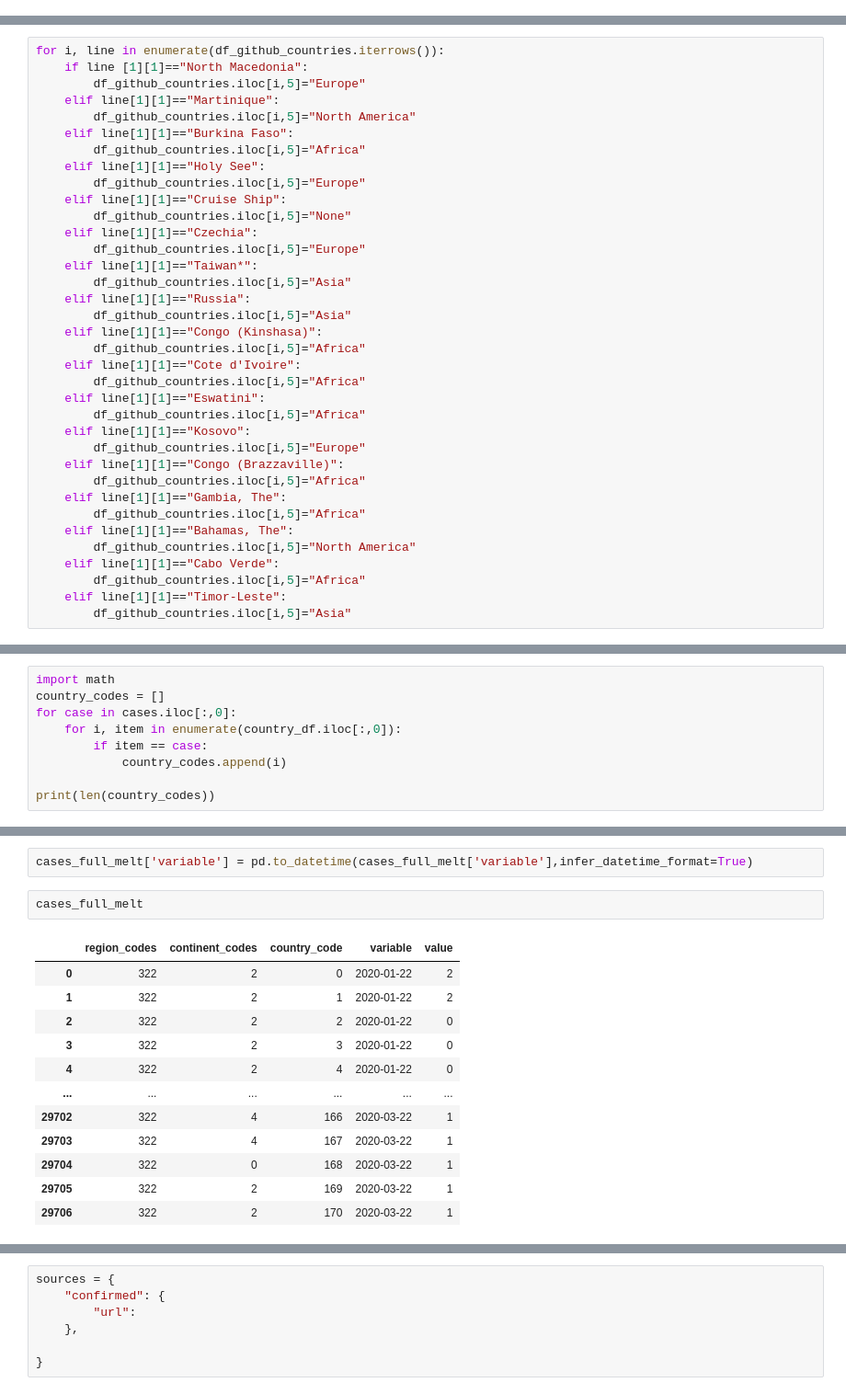
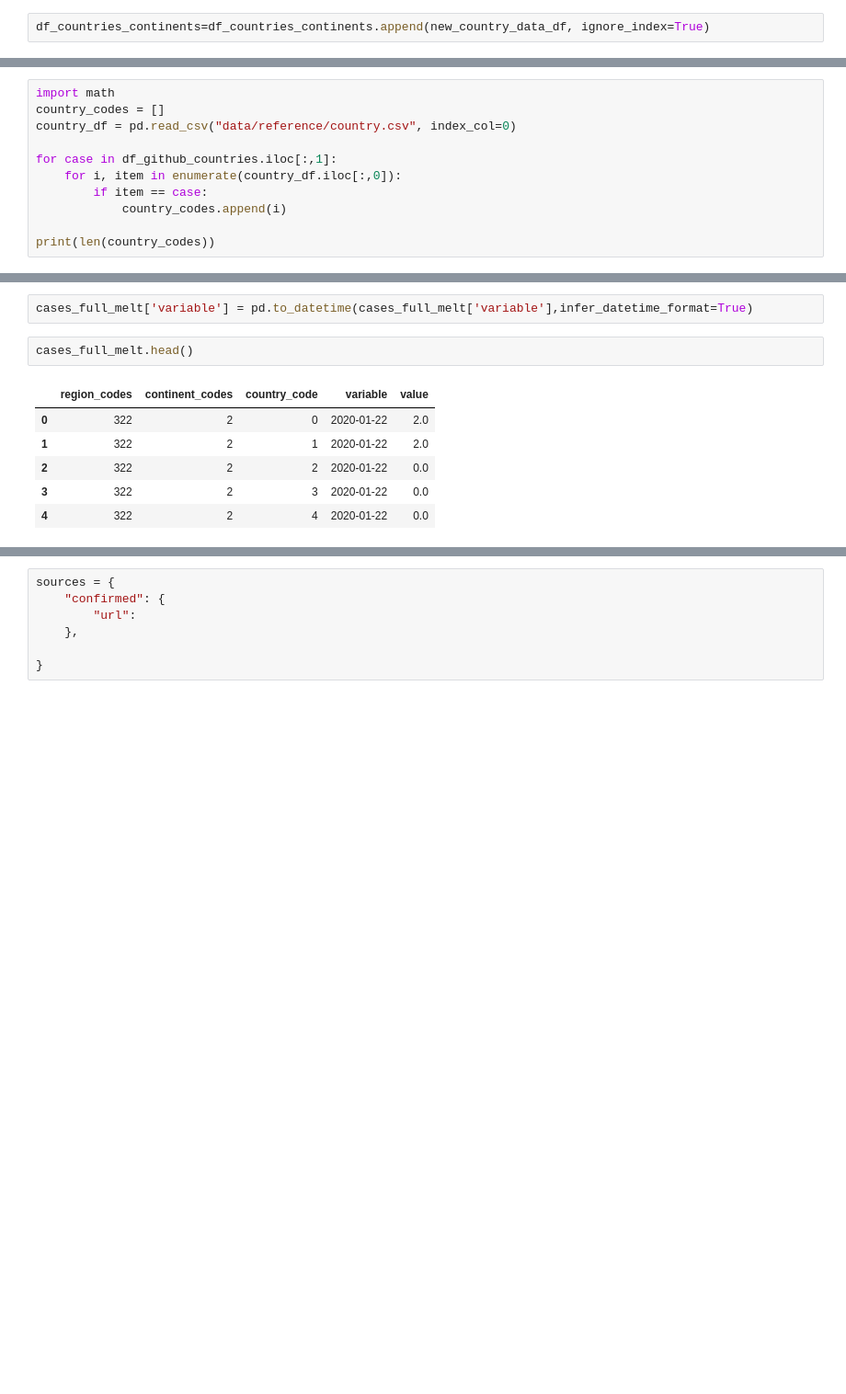
Before and after one commit to kingbd2/covid-analysis, a Jupyter notebook: covid/getcoviddata.ipynb, the cells around one changed output, grey strips where cells are left out. Shown at 92% size. Cells and saved outputs as stored; diff of their text form; blank space fills up the shorter version.

```diff
--- a/covid/getcoviddata.ipynb
+++ b/covid/getcoviddata.ipynb
@@ -154,0 +251,2 @@ df_countries_continents = pd.read_csv(url_countries_csv)
+# %%
+df_countries_continents=df_countries_continents.append(new_country_data_df, ignore_index=True)
@@ -197,39 +284,3 @@ df_github_countries.iloc[1,1]
-# %%
-for i, line in enumerate(df_github_countries.iterrows()):
-    if line [1][1]=="North Macedonia":
-        df_github_countries.iloc[i,5]="Europe"
-    elif line[1][1]=="Martinique":
-        df_github_countries.iloc[i,5]="North America"
-    elif line[1][1]=="Burkina Faso":
-        df_github_countries.iloc[i,5]="Africa"
-    elif line[1][1]=="Holy See":
-        df_github_countries.iloc[i,5]="Europe"
-    elif line[1][1]=="Cruise Ship":
-        df_github_countries.iloc[i,5]="None"
-    elif line[1][1]=="Czechia":
-        df_github_countries.iloc[i,5]="Europe"
-    elif line[1][1]=="Taiwan*":
-        df_github_countries.iloc[i,5]="Asia"
-    elif line[1][1]=="Russia":
-        df_github_countries.iloc[i,5]="Asia"
-    elif line[1][1]=="Congo (Kinshasa)":
-        df_github_countries.iloc[i,5]="Africa"
-    elif line[1][1]=="Cote d'Ivoire":
-        df_github_countries.iloc[i,5]="Africa"
-    elif line[1][1]=="Eswatini":
-        df_github_countries.iloc[i,5]="Africa"
-    elif line[1][1]=="Kosovo":
-        df_github_countries.iloc[i,5]="Europe"
-    elif line[1][1]=="Congo (Brazzaville)":
-        df_github_countries.iloc[i,5]="Africa"
-    elif line[1][1]=="Gambia, The":
-        df_github_countries.iloc[i,5]="Africa"
-    elif line[1][1]=="Bahamas, The":
-        df_github_countries.iloc[i,5]="North America"
-    elif line[1][1]=="Cabo Verde":
-        df_github_countries.iloc[i,5]="Africa"
-    elif line[1][1]=="Timor-Leste":
-        df_github_countries.iloc[i,5]="Asia"
 # %%
 for i, line in enumerate(df_github_countries.iterrows()):
     if line[1][5]=="NA":
@@ -304,7 +384,9 @@ cases
 # %%
 import math
 country_codes = []
-for case in cases.iloc[:,0]:
+country_df = pd.read_csv("data/reference/country.csv", index_col=0)
+
+for case in df_github_countries.iloc[:,1]:
     for i, item in enumerate(country_df.iloc[:,0]):
         if item == case:
             country_codes.append(i)
@@ -406,17 +494,11 @@ cases_full_melt
 # %%
 cases_full_melt['variable'] = pd.to_datetime(cases_full_melt['variable'],infer_datetime_format=True)
 # %%
-cases_full_melt
+cases_full_melt.head()
 # %% [output]
 |  | region_codes | continent_codes | country_code | variable | value |
-| 0 | 322 | 2 | 0 | 2020-01-22 | 2 |
-| 1 | 322 | 2 | 1 | 2020-01-22 | 2 |
-| 2 | 322 | 2 | 2 | 2020-01-22 | 0 |
-| 3 | 322 | 2 | 3 | 2020-01-22 | 0 |
-| 4 | 322 | 2 | 4 | 2020-01-22 | 0 |
-| ... | ... | ... | ... | ... | ... |
-| 29702 | 322 | 4 | 166 | 2020-03-22 | 1 |
-| 29703 | 322 | 4 | 167 | 2020-03-22 | 1 |
-| 29704 | 322 | 0 | 168 | 2020-03-22 | 1 |
-| 29705 | 322 | 2 | 169 | 2020-03-22 | 1 |
-| 29706 | 322 | 2 | 170 | 2020-03-22 | 1 |
+| 0 | 322 | 2 | 0 | 2020-01-22 | 2.0 |
+| 1 | 322 | 2 | 1 | 2020-01-22 | 2.0 |
+| 2 | 322 | 2 | 2 | 2020-01-22 | 0.0 |
+| 3 | 322 | 2 | 3 | 2020-01-22 | 0.0 |
+| 4 | 322 | 2 | 4 | 2020-01-22 | 0.0 |
```
Also changed, not shown: parts of 49 cells of this notebook, 2 other files.
